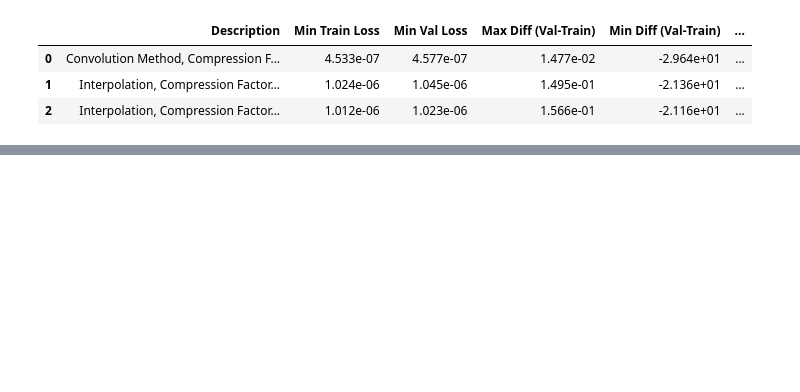
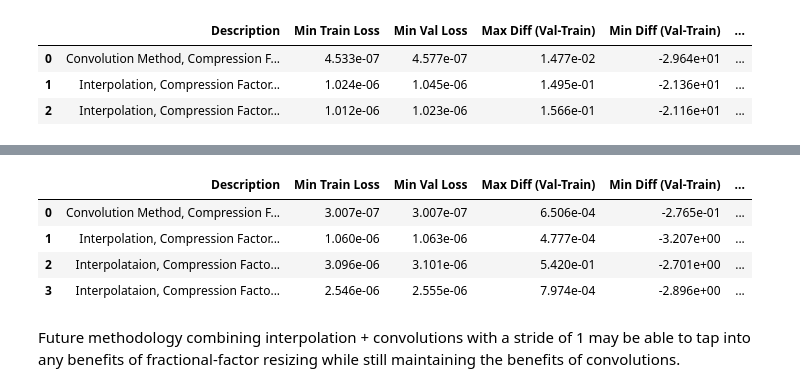
Before and after one commit to dsi-clinic/2023-Autumn-Clinic-Fermi-CaloDiffusionPaper, a Jupyter notebook: results/viz_compress_factors.ipynb, the cells around one changed output, grey strips where cells are left out. Cells and saved outputs as stored; diff of their text form; code cells hidden in the pictures; blank space fills up the shorter version.

```diff
--- a/results/viz_compress_factors.ipynb
+++ b/results/viz_compress_factors.ipynb
@@ -128,0 +153,10 @@ compare_losses(folder_paths)
+# %%
+compare_losses(folder_info=folder_paths16)
+# %% [output]
+|  | Description | Min Train Loss | Min Val Loss | Max Diff (Val-Train) | Min Diff (Val-Train) | ... |
+| 0 | Convolution Method, Compression F... | 3.007e-07 | 3.007e-07 | 6.506e-04 | -2.765e-01 | ... |
+| 1 | Interpolation, Compression Factor... | 1.060e-06 | 1.063e-06 | 4.777e-04 | -3.207e+00 | ... |
+| 2 | Interpolataion, Compression Facto... | 3.096e-06 | 3.101e-06 | 5.420e-01 | -2.701e+00 | ... |
+| 3 | Interpolataion, Compression Facto... | 2.546e-06 | 2.555e-06 | 7.974e-04 | -2.896e+00 | ... |
+# %% [markdown]
+Future methodology combining interpolation + convolutions with a stride of 1 may be able to tap into any benefits of fractional-factor resizing while still maintaining the benefits of convolutions.
```
Also changed, not shown: parts of 10 cells of this notebook, 3 other files.
